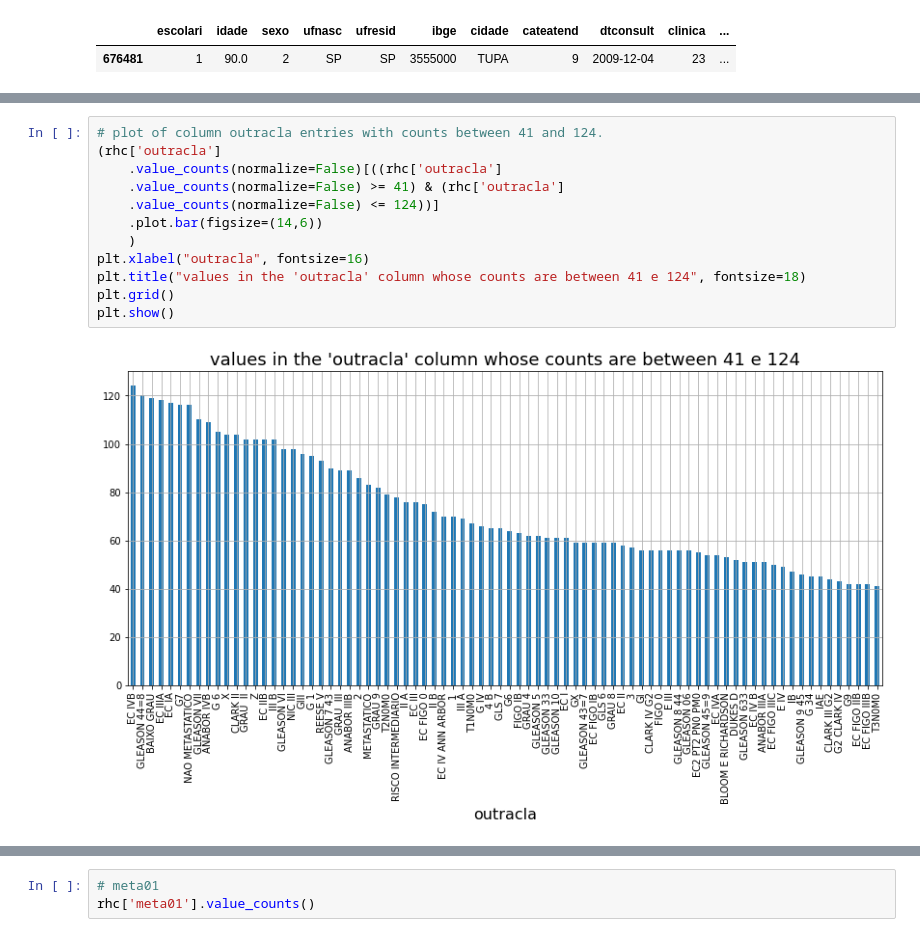
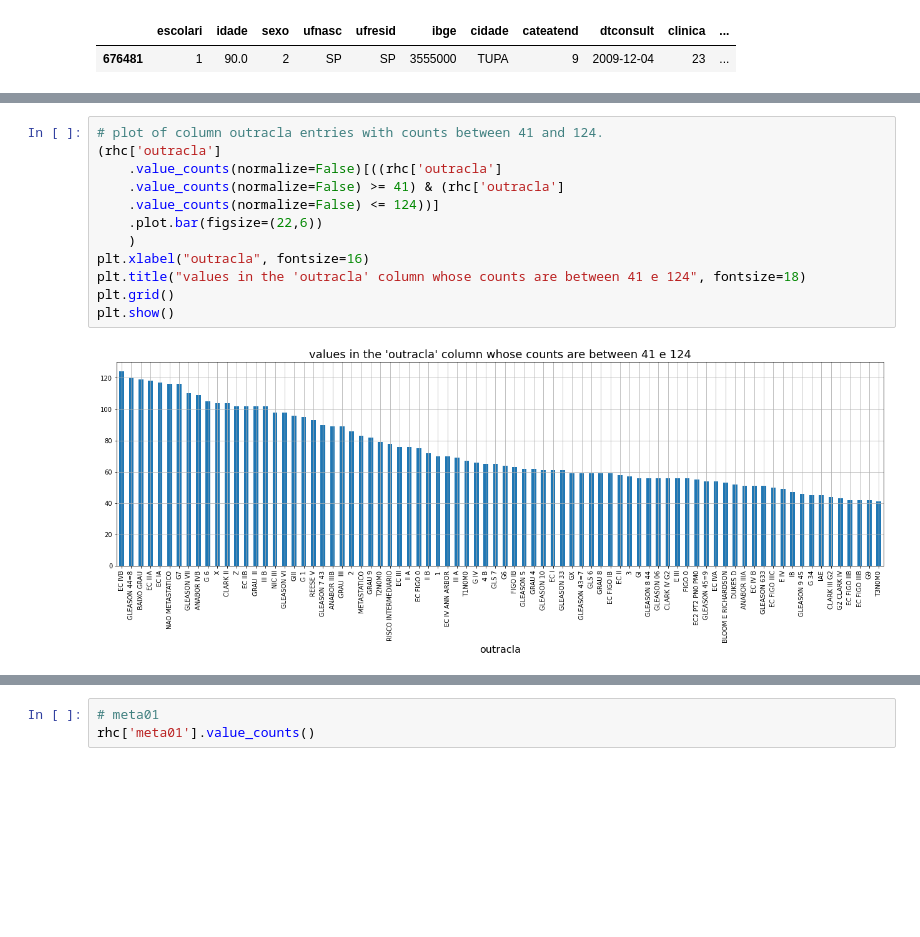
Before and after one commit to skepticalchemist/SP_Hospital_Registry_Cancer_Database, a Jupyter notebook: SP_Hospital_Registry_Cancer_Database.ipynb, the cells around one changed output, grey strips where cells are left out. Saved outputs shown, nothing was run; the diff lists cells and outputs as text; blank space fills up the shorter version.

```diff
--- a/SP_Hospital_Registry_Cancer_Database.ipynb
+++ b/SP_Hospital_Registry_Cancer_Database.ipynb
@@ -1624,17 +1603,17 @@ Name: outracla, dtype: int64
 # %%
 # plot of column outracla entries with counts between 41 and 124.
 (rhc['outracla']
     .value_counts(normalize=False)[((rhc['outracla']
     .value_counts(normalize=False) >= 41) & (rhc['outracla']
     .value_counts(normalize=False) <= 124))]
-    .plot.bar(figsize=(14,6))
+    .plot.bar(figsize=(22,6))
     )
 plt.xlabel("outracla", fontsize=16)
 plt.title("values in the 'outracla' column whose counts are between 41 e 124", fontsize=18)
 plt.grid()
 plt.show()
 # %% [output]
-[figure, old version]
+[figure, new version]
 # %%
 # unique values  of column outracla entries with counts between 20 and 40.
 (rhc['outracla']
```
Also changed, not shown: parts of 71 cells of this notebook.
